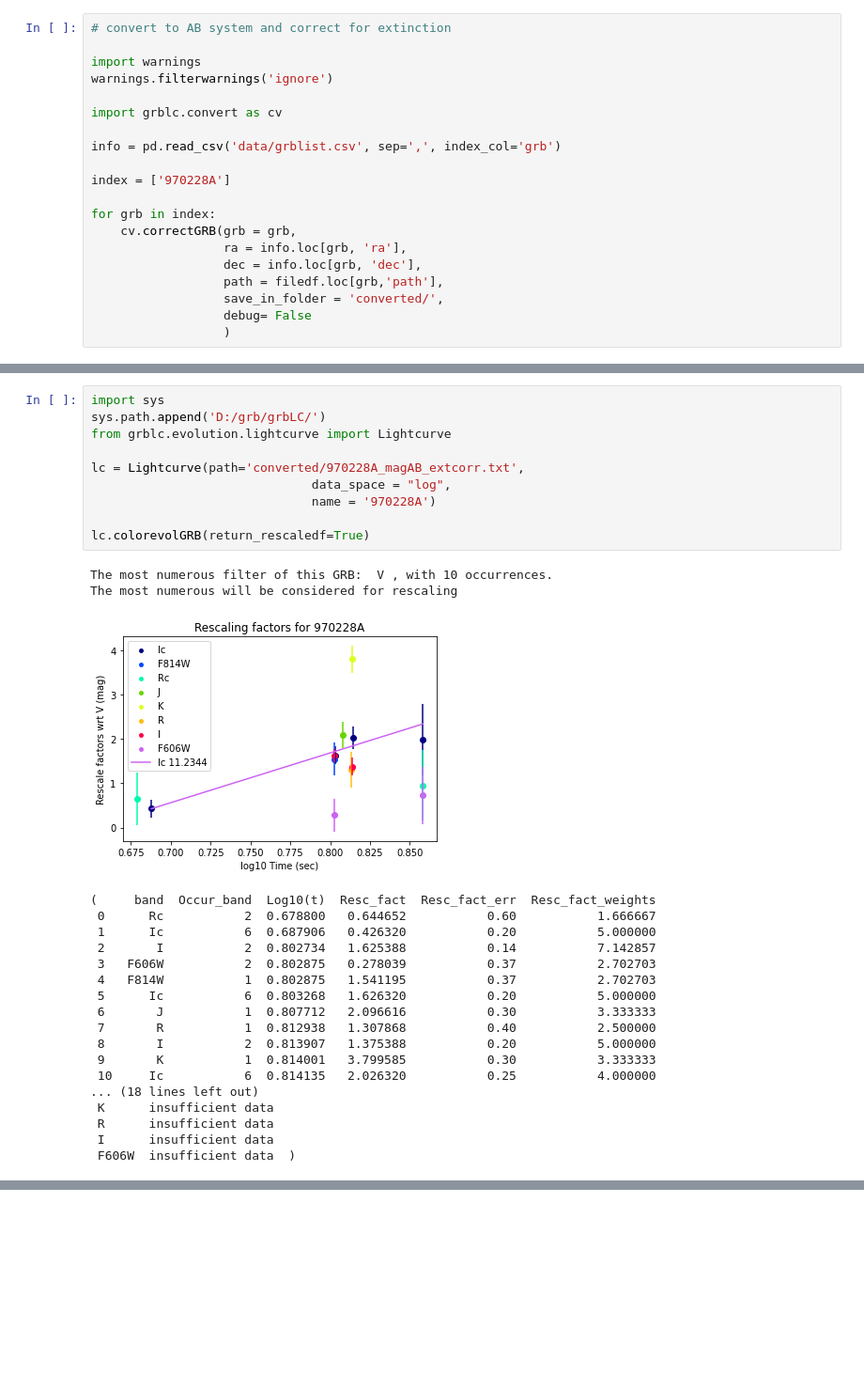
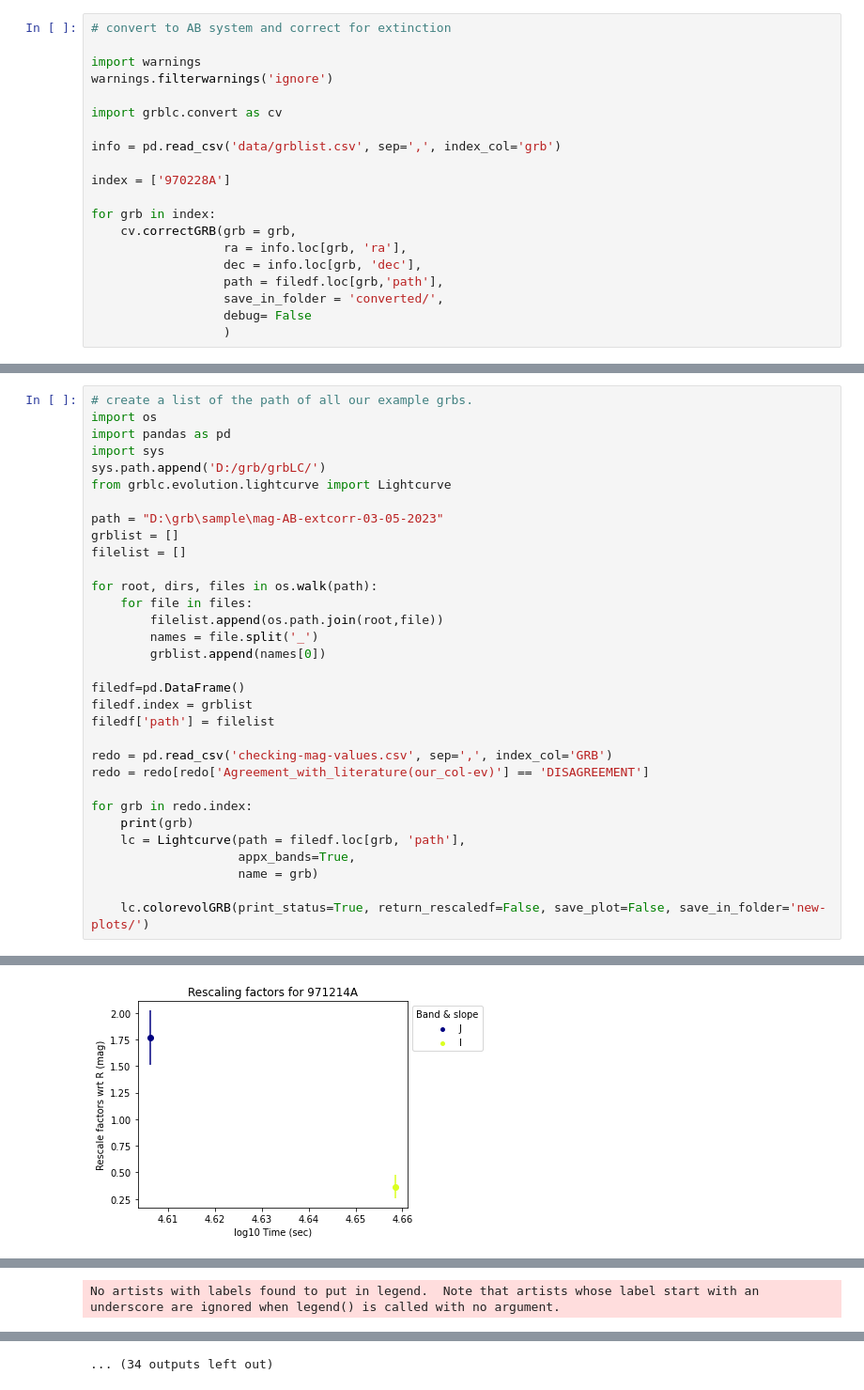
Before and after one commit to SLAC-Gamma-Rays/grbLC, a Jupyter notebook: examples/grblc_demo.ipynb, the cells around one changed output, grey strips where cells are left out. Shown at 94% size. Drawn from its saved outputs; the diff is of its cells as text; blank space fills up the shorter version.

Commit message:
rescaling factor error corrected
new feature: approximate bands while reading the light curve

```diff
--- a/examples/grblc_demo.ipynb
+++ b/examples/grblc_demo.ipynb
@@ -78,34 +98,36 @@ lc = Lightcurve(path='converted/970228A_magAB_extcorr.txt',
                               name = '970228A')
 
 lc.displayGRB()
-# %%
-import sys
-sys.path.append('D:/grb/grbLC/')
-from grblc.evolution.lightcurve import Lightcurve
-
-lc = Lightcurve(path='converted/970228A_magAB_extcorr.txt',
-                              data_space = "log",
-                              name = '970228A')
-
-lc.colorevolGRB(return_rescaledf=True)
-# %% [output]
-The most numerous filter of this GRB:  V , with 10 occurrences.
-The most numerous will be considered for rescaling
-[figure, removed]
-(     band  Occur_band  Log10(t)  Resc_fact  Resc_fact_err  Resc_fact_weights
- 0      Rc           2  0.678800   0.644652           0.60           1.666667
- 1      Ic           6  0.687906   0.426320           0.20           5.000000
- 2       I           2  0.802734   1.625388           0.14           7.142857
- 3   F606W           2  0.802875   0.278039           0.37           2.702703
- 4   F814W           1  0.802875   1.541195           0.37           2.702703
- 5      Ic           6  0.803268   1.626320           0.20           5.000000
- 6       J           1  0.807712   2.096616           0.30           3.333333
- 7       R           1  0.812938   1.307868           0.40           2.500000
- 8       I           2  0.813907   1.375388           0.20           5.000000
- 9       K           1  0.814001   3.799585           0.30           3.333333
- 10     Ic           6  0.814135   2.026320           0.25           4.000000
-... (18 lines left out)
- K      insufficient data
- R      insufficient data
- I      insufficient data
- F606W  insufficient data  )
+# %%
+# create a list of the path of all our example grbs.
+import os
+import pandas as pd
+import sys
+sys.path.append('D:/grb/grbLC/')
+from grblc.evolution.lightcurve import Lightcurve
+
+path = "D:\grb\sample\mag-AB-extcorr-03-05-2023"
+grblist = []
+filelist = []
+
+for root, dirs, files in os.walk(path):
+    for file in files:
+        filelist.append(os.path.join(root,file))
+        names = file.split('_')
+        grblist.append(names[0])
+
+filedf=pd.DataFrame()
+filedf.index = grblist
+filedf['path'] = filelist
+
+redo = pd.read_csv('checking-mag-values.csv', sep=',', index_col='GRB')
+redo = redo[redo['Agreement_with_literature(our_col-ev)'] == 'DISAGREEMENT']
+
+for grb in redo.index:
+    print(grb)
+    lc = Lightcurve(path = filedf.loc[grb, 'path'],
+                    appx_bands=True,
+                    name = grb)
+
+    lc.colorevolGRB(print_status=True, return_rescaledf=False, save_plot=False, save_in_folder='new-plots/')
+# %% [output]
@@ -111,0 +151 @@ The most numerous will be considered for rescaling
+[figure, added]
@@ -111,0 +188 @@ The most numerous will be considered for rescaling
+No artists with labels found to put in legend.  Note that artists whose label start with an underscore are ignored when legend() is called with no argument.
@@ -111,0 +242 @@ The most numerous will be considered for rescaling
+... (34 outputs left out)
```
Also changed, not shown: parts of 4 cells of this notebook, 25 other files.
